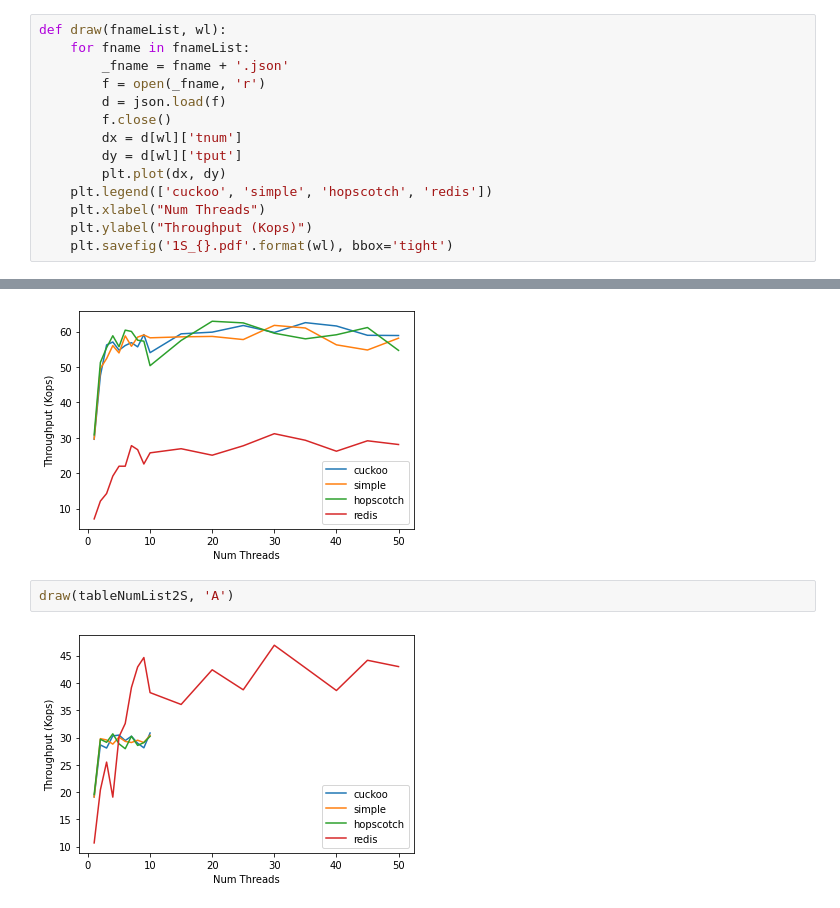
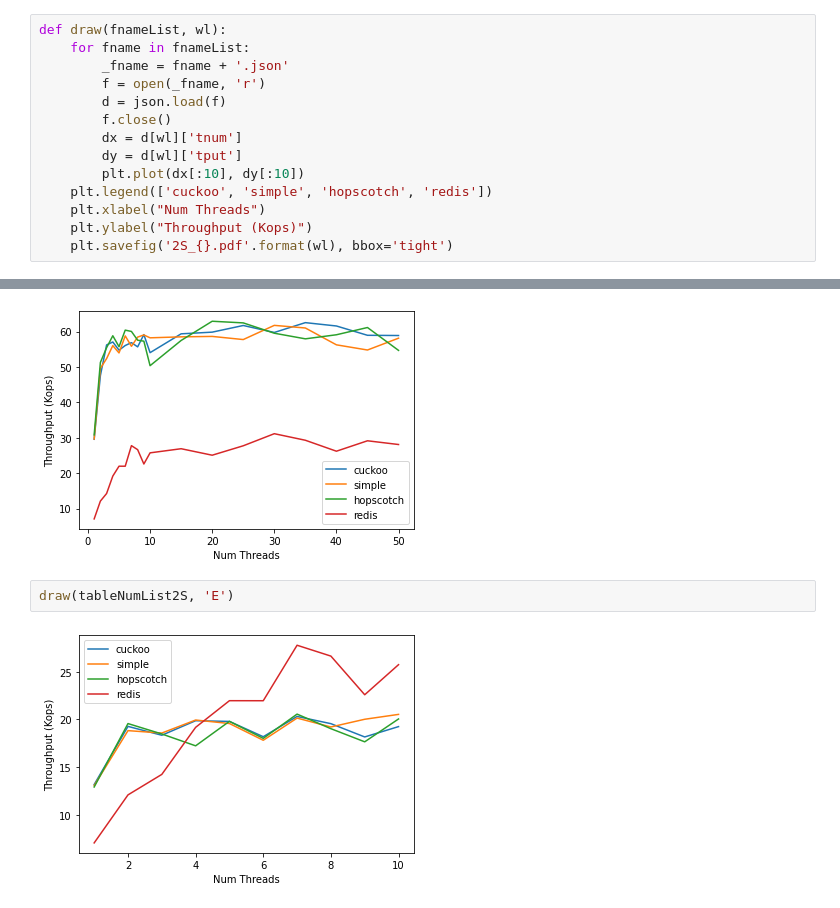
Before and after one commit to bernardshen/YCSB-C, a Jupyter notebook: res/parsed/res.ipynb, the cells around one changed output, grey strips where cells are left out. Cells and saved outputs as stored; diff of their text form.

Commit message:
draw

```diff
--- a/res/parsed/res.ipynb
+++ b/res/parsed/res.ipynb
@@ -16,16 +16,16 @@ def draw(fnameList, wl):
         f.close()
         dx = d[wl]['tnum']
         dy = d[wl]['tput']
-        plt.plot(dx, dy)
+        plt.plot(dx[:10], dy[:10])
     plt.legend(['cuckoo', 'simple', 'hopscotch', 'redis'])
     plt.xlabel("Num Threads")
     plt.ylabel("Throughput (Kops)")
-    plt.savefig('1S_{}.pdf'.format(wl), bbox='tight')
+    plt.savefig('2S_{}.pdf'.format(wl), bbox='tight')
 # %%
 draw(tableNumList1S, 'E')
 # %% [output]
 [figure]
 # %%
-draw(tableNumList2S, 'A')
+draw(tableNumList2S, 'E')
 # %% [output]
-[figure, old version]
+[figure, new version]
```
